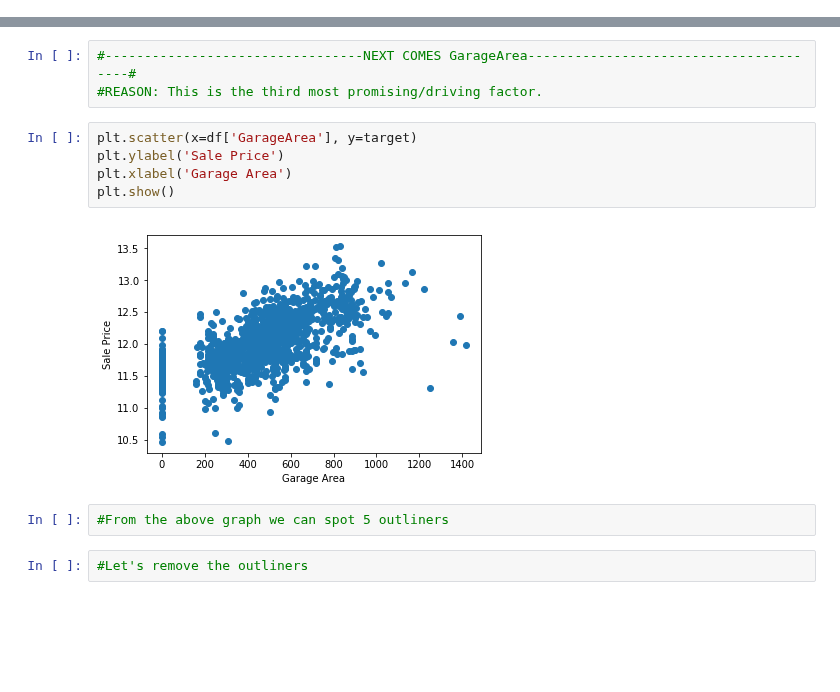
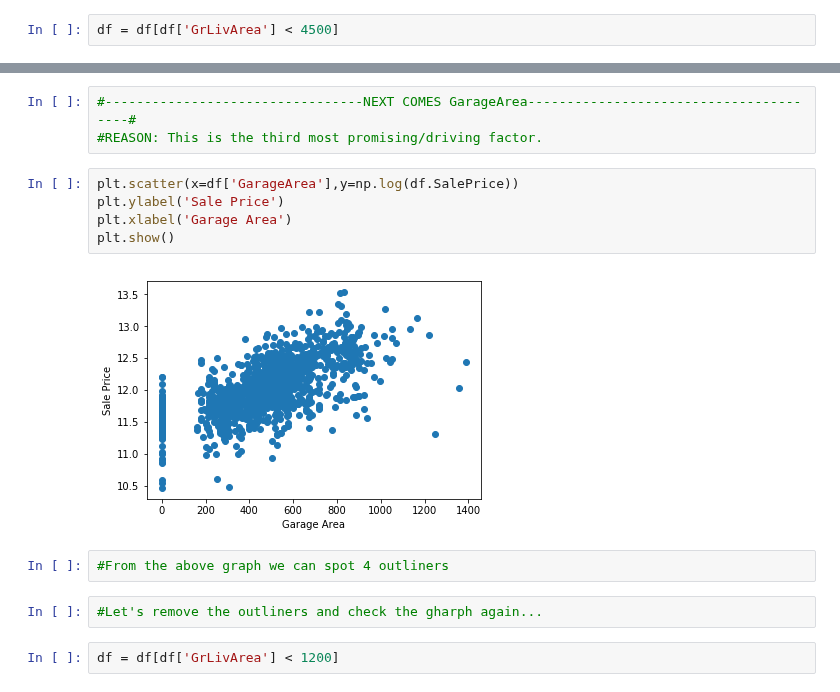
Before and after one commit to rahulvaish/MachineLearning-Python, a Jupyter notebook: HPC.ipynb, the cells around one changed output, grey strips where cells are left out. Saved outputs shown, nothing was run; the diff lists cells and outputs as text; blank space fills up the shorter version.

```diff
--- a/HPC.ipynb
+++ b/HPC.ipynb
@@ -187,0 +196,2 @@ plt.show()
+# %%
+df = df[df['GrLivArea'] < 4500]
@@ -189,13 +216,15 @@ plt.show()
 #---------------------------------NEXT COMES GarageArea---------------------------------------#
 #REASON: This is the third most promising/driving factor.
 # %%
-plt.scatter(x=df['GarageArea'], y=target)
+plt.scatter(x=df['GarageArea'],y=np.log(df.SalePrice))
 plt.ylabel('Sale Price')
 plt.xlabel('Garage Area')
 plt.show()
 # %% [output]
-[figure, old version]
+[figure, new version]
 # %%
-#From the above graph we can spot 5 outliners
+#From the above graph we can spot 4 outliners
 # %%
-#Let's remove the outliners
+#Let's remove the outliners and check the gharph again...
+# %%
+df = df[df['GrLivArea'] < 1200]
```
Also changed, not shown: parts of 7 cells of this notebook.
